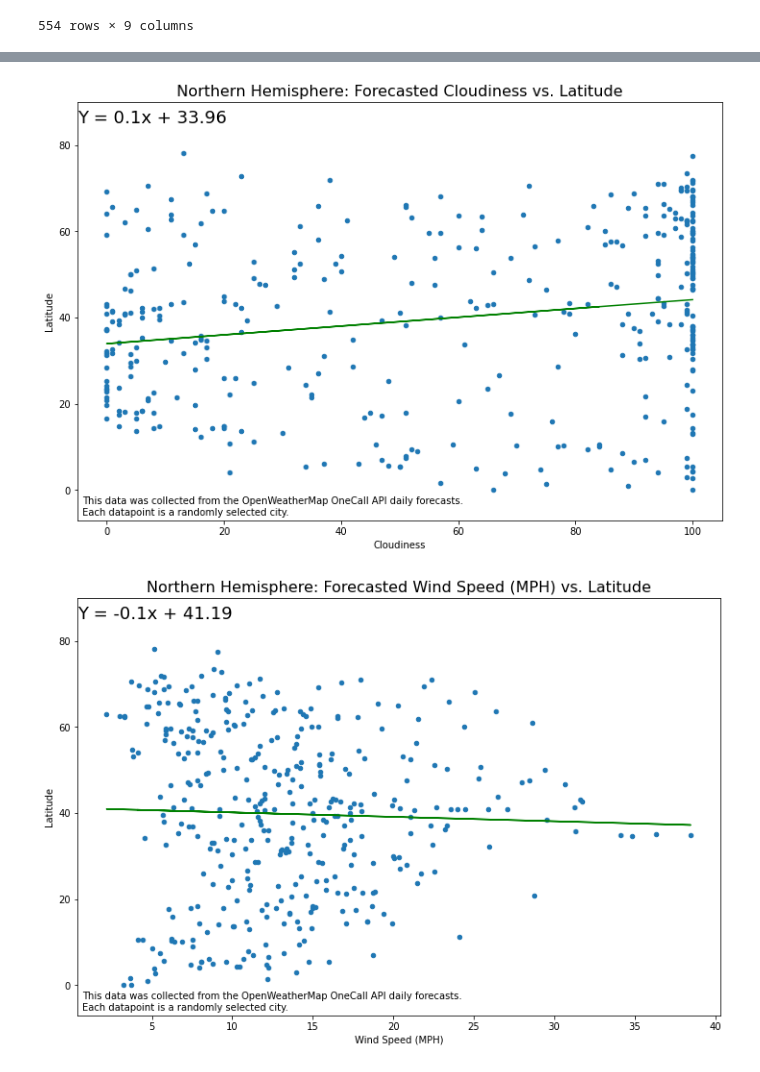
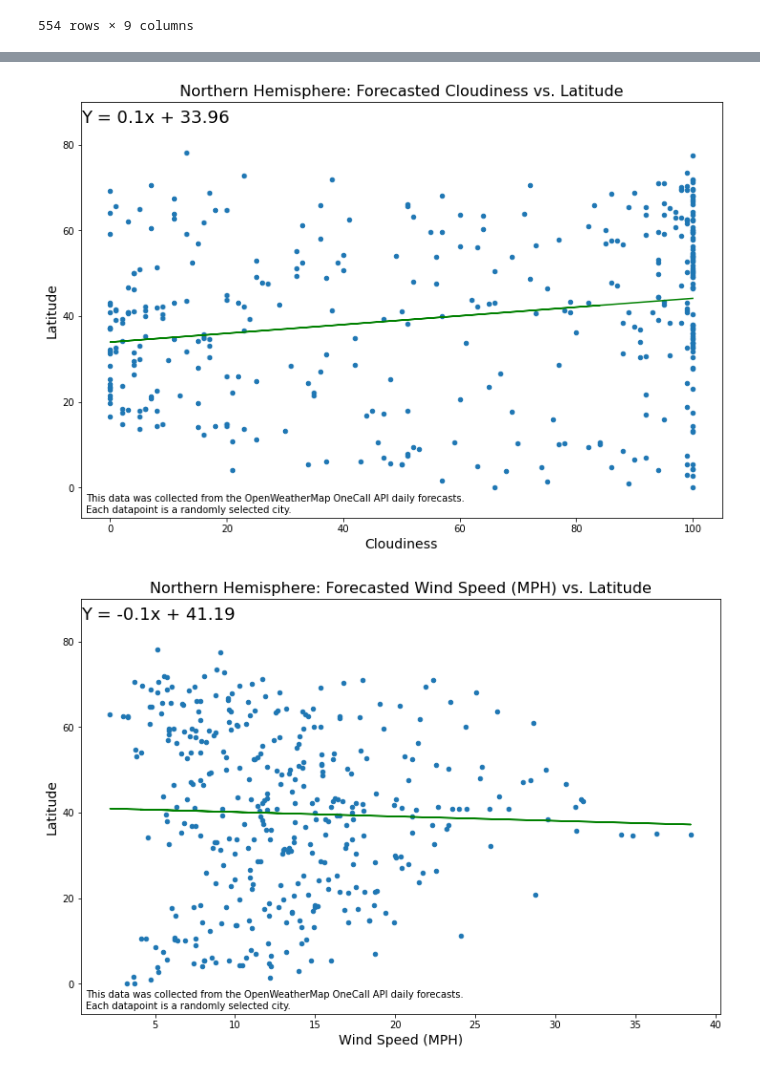
Before and after one commit to bakerv/API-Challenge, a Jupyter notebook: WeatherPy/main.ipynb, the cells around one changed output, grey strips where cells are left out. Saved outputs shown, nothing was run; the diff lists cells and outputs as text; code cells hidden in the pictures.

```diff
--- a/WeatherPy/main.ipynb
+++ b/WeatherPy/main.ipynb
@@ -157,3 +168,7 @@ display(citydata)
 # %%
 #Save data to a csv file. This can be used to load data into memory for analysis
 citydata.to_csv(r'..\\Data\\forecast_data.csv')
+# %%
+#Import city data for analysis
+citydata = pd.read_csv(r'..\\Data\\forecast_data.csv').drop(labels="Unnamed: 0",axis=1)
+citydata
@@ -166,22 +195,20 @@ citydata["Wind Speed"] = pd.to_numeric(citydata["Wind Speed"])
 citydata = citydata.rename(columns={"Wind Speed": "Wind Speed (MPH)","Max Temperature":"Max Temperature (F)"})
 # %%
 comparelist = ['Max Temperature (F)','Humidity','Cloudiness','Wind Speed (MPH)']
+
+#Create a loop to make all plots
 for element in comparelist:
+    #generate the base plot
     citydata.plot.scatter(element,"Latitude", figsize = (12,8),ylim=(-70,80))
+
+    #improve the format of each visualization
     plt.title(f'Correlation Between Forecasted {element} and Latitude', fontsize=18)
     plt.annotate(f'''This data was collected from the OpenWeatherMap OneCall API daily forecasts.
 Each datapoint is a randomly selected city.''',xy=(5,5),xycoords="axes pixels",fontsize = 10)
+    plt.xlabel(f'{element}',fontsize=14)
+    plt.ylabel('Latitude',fontsize=14)
+
+    # Save the visualization to a png file
     imagename = f"..\\Images\\Global{element}vslat.png"
     plt.savefig(imagename)
-
-#for each variable in list
-    #plot scatter plot vs latitude
-    #export each plot to a png file
-    #if lat
-        # plot all possible scatter plots vs latitude
-        #run linear regression for each plot
-        #add regression results to the plot
-        #export plot to png file
-    #else
-        #do the same as above on separate plots
 # %% [output]
@@ -237,6 +264,8 @@ for element in comparelist:
     plt.title(f'Southern Hemisphere: Forecasted {element} vs. Latitude', fontsize =16)
     plt.annotate(f'''This data was collected from the OpenWeatherMap OneCall API daily forecasts.
 Each datapoint is a randomly selected city.''',xy=(5,5),xycoords="axes pixels",fontsize = 10)
+    plt.xlabel(f'{element}',fontsize=14)
+    plt.ylabel('Latitude',fontsize=14)
 
     #Save to file
     imagename = f"..\\Images\\SH_{element}vslat.png"
@@ -266,6 +295,8 @@ for element in comparelist:
     plt.title(f'Northern Hemisphere: Forecasted {element} vs. Latitude', fontsize =16)
     plt.annotate(f'''This data was collected from the OpenWeatherMap OneCall API daily forecasts.
 Each datapoint is a randomly selected city.''',xy=(5,5),xycoords="axes pixels",fontsize = 10)
+    plt.xlabel(f'{element}',fontsize=14)
+    plt.ylabel('Latitude',fontsize=14)
 
     #Save to file
     imagename = f"..\\Images\\NH_{element}vslat.png"
@@ -276,2 +307,2 @@ Each datapoint is a randomly selected city.''',xy=(5,5),xycoords="axes pixels",f
-[figure, old version]
+[figure, new version]
-[figure, old version]
+[figure, new version]
```
Also changed, not shown: parts of 7 cells of this notebook, 22 other files.
